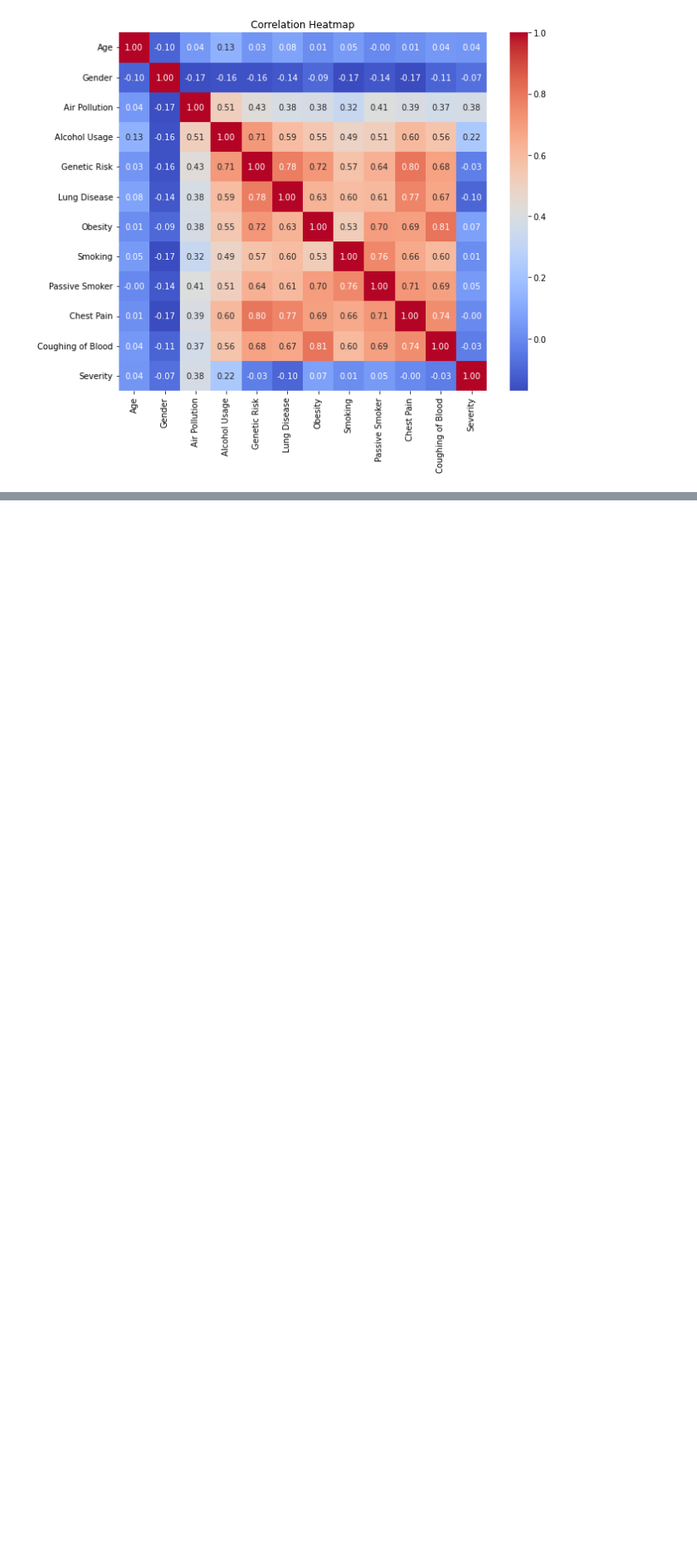
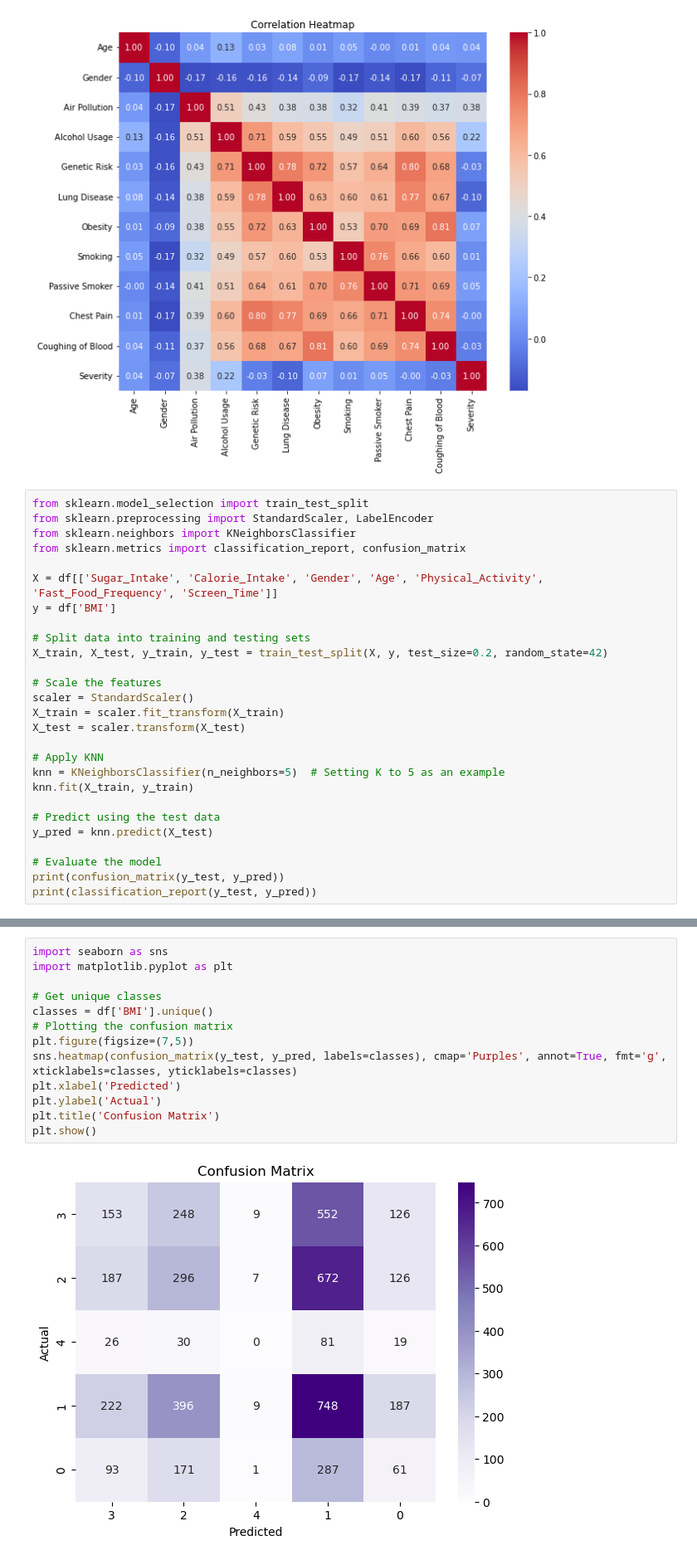
Before and after one commit to pourya-momtaz/CHL5230-Datathon1, a Jupyter notebook: Datathon1.ipynb, the cells around one changed output, grey strips where cells are left out. Shown at 83% size. Cells and saved outputs as stored; diff of their text form; blank space fills up the shorter version.

```diff
--- a/Datathon1.ipynb
+++ b/Datathon1.ipynb
@@ -142,3 +142,30 @@ plt.title("Correlation Heatmap")
 plt.show()
 # %% [output]
 [figure]
+# %%
+from sklearn.model_selection import train_test_split
+from sklearn.preprocessing import StandardScaler, LabelEncoder
+from sklearn.neighbors import KNeighborsClassifier
+from sklearn.metrics import classification_report, confusion_matrix
+
+X = df[['Sugar_Intake', 'Calorie_Intake', 'Gender', 'Age', 'Physical_Activity', 'Fast_Food_Frequency', 'Screen_Time']]
+y = df['BMI']
+
+# Split data into training and testing sets
+X_train, X_test, y_train, y_test = train_test_split(X, y, test_size=0.2, random_state=42)
+
+# Scale the features
+scaler = StandardScaler()
+X_train = scaler.fit_transform(X_train)
+X_test = scaler.transform(X_test)
+
+# Apply KNN
+knn = KNeighborsClassifier(n_neighbors=5)  # Setting K to 5 as an example
+knn.fit(X_train, y_train)
+
+# Predict using the test data
+y_pred = knn.predict(X_test)
+
+# Evaluate the model
+print(confusion_matrix(y_test, y_pred))
+print(classification_report(y_test, y_pred))
@@ -144,0 +189,15 @@ plt.show()
+# %%
+import seaborn as sns
+import matplotlib.pyplot as plt
+
+# Get unique classes
+classes = df['BMI'].unique()
+# Plotting the confusion matrix
+plt.figure(figsize=(7,5))
+sns.heatmap(confusion_matrix(y_test, y_pred, labels=classes), cmap='Purples', annot=True, fmt='g', xticklabels=classes, yticklabels=classes)
+plt.xlabel('Predicted')
+plt.ylabel('Actual')
+plt.title('Confusion Matrix')
+plt.show()
+# %% [output]
+[figure, added]
```
Also changed, not shown: parts of 1 cell of this notebook.
